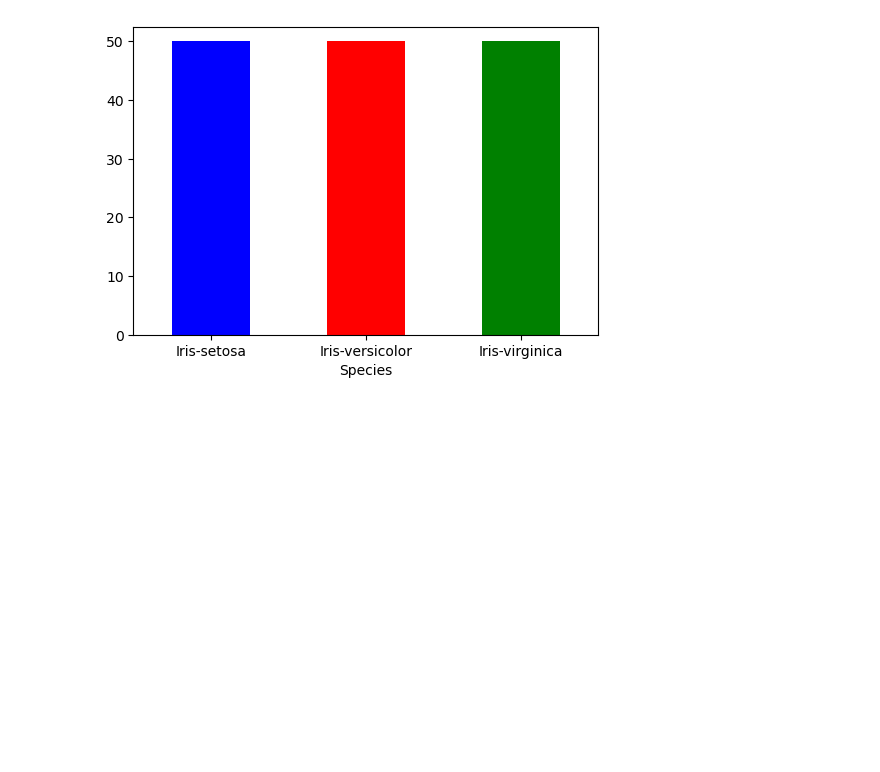
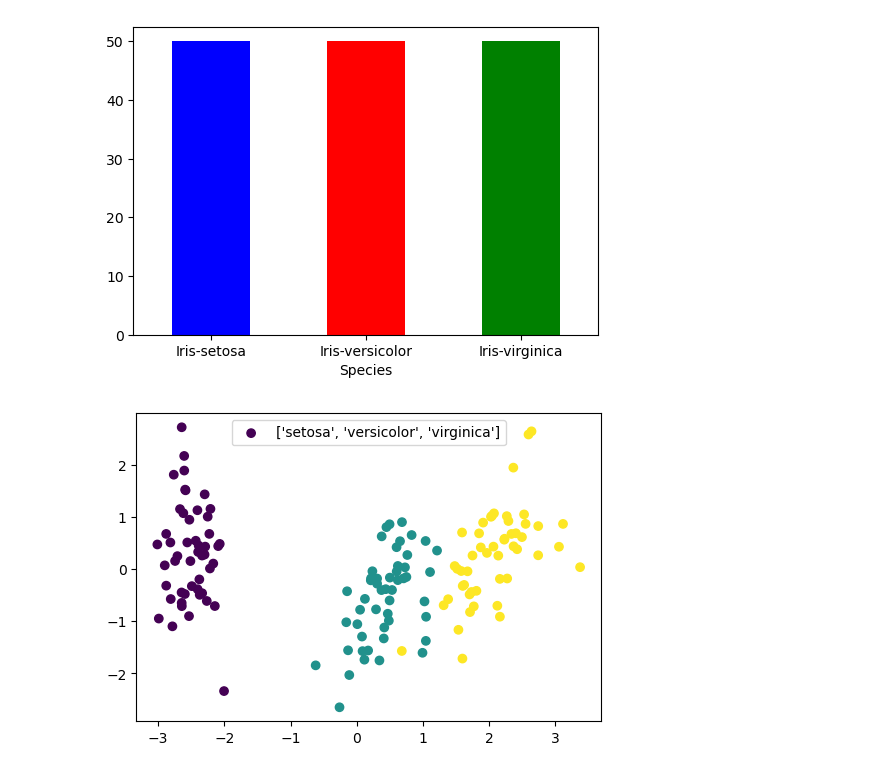
Before and after one commit to izhanugr/Machine-Learning, a Jupyter notebook: eda_iris.ipynb, the cells around one changed output. Drawn from its saved outputs; the diff is of its cells as text; code cells hidden in the pictures; blank space fills up the shorter version.

Commit message:
using pca with plt.scatter

```diff
--- a/eda_iris.ipynb
+++ b/eda_iris.ipynb
@@ -104,3 +136,24 @@ data.loc[:,'Species'].value_counts().plot(kind='bar', color=['b','r','g'], rot=0
 plt.show()
 # %% [output]
 [figure]
+# %%
+X = data.drop(['Species'], axis=1)
+
+scaled_x = StandardScaler().fit_transform(X)
+# %%
+#data.Species.replace({'Iris-setosa':0,'Iris-versicolor':1, 'Iris-virginica':2},inplace=True)
+enc = LabelEncoder()
+y = enc.fit_transform(data.Species)
+# %%
+pca = PCA(n_components=2)
+data_pca = pca.fit_transform(scaled_x)
+# %%
+data_pca_df = pd.DataFrame(data=data_pca, columns=['pca1','pca2'])
+label_dict = ['setosa', 'versicolor', 'virginica']
+# %%
+fig2 = plt.figure(figsize=(6,4))
+plt.scatter(data_pca_df.pca1, data_pca_df.pca2, c=y)
+plt.legend()
+plt.show()
+# %% [output]
+[figure, added]
```
Also changed, not shown: parts of 4 cells of this notebook.
